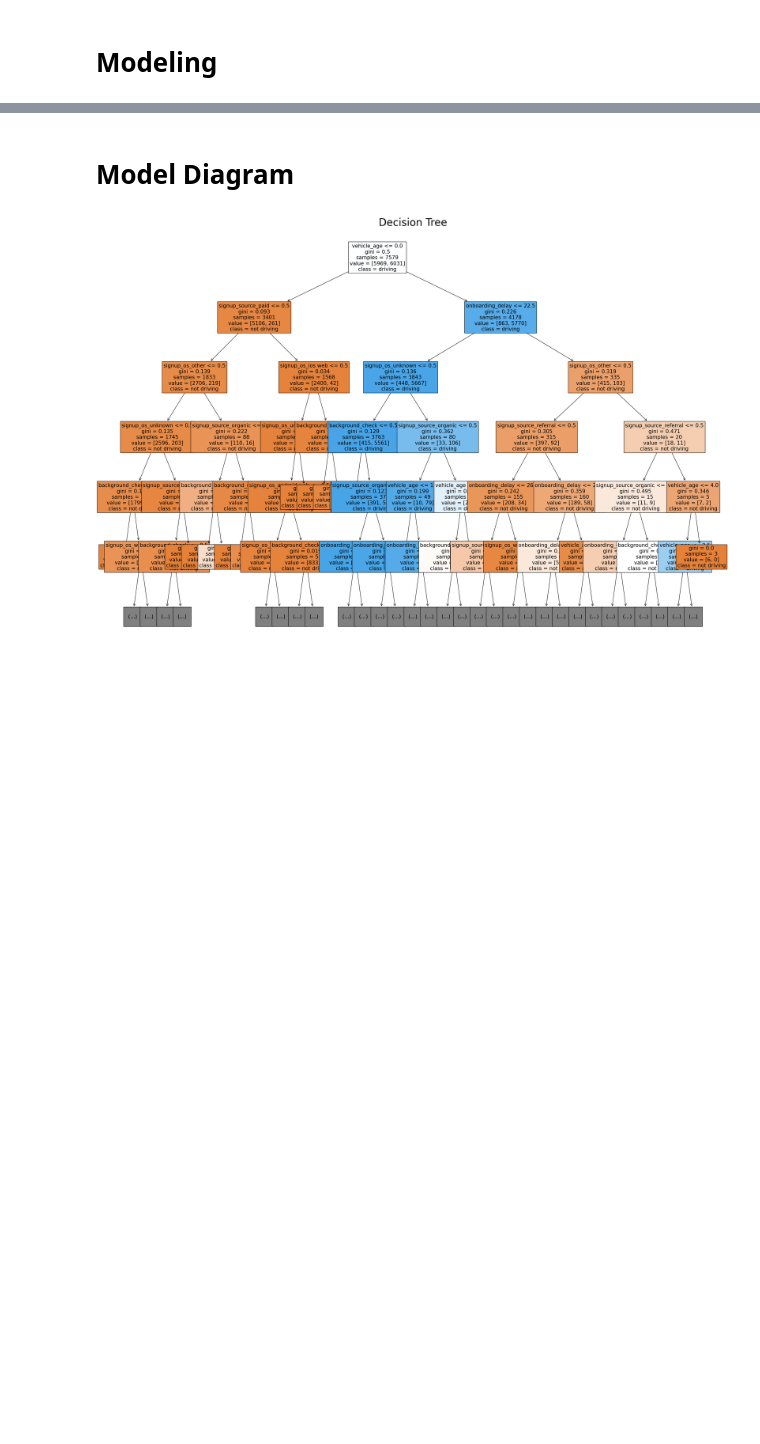
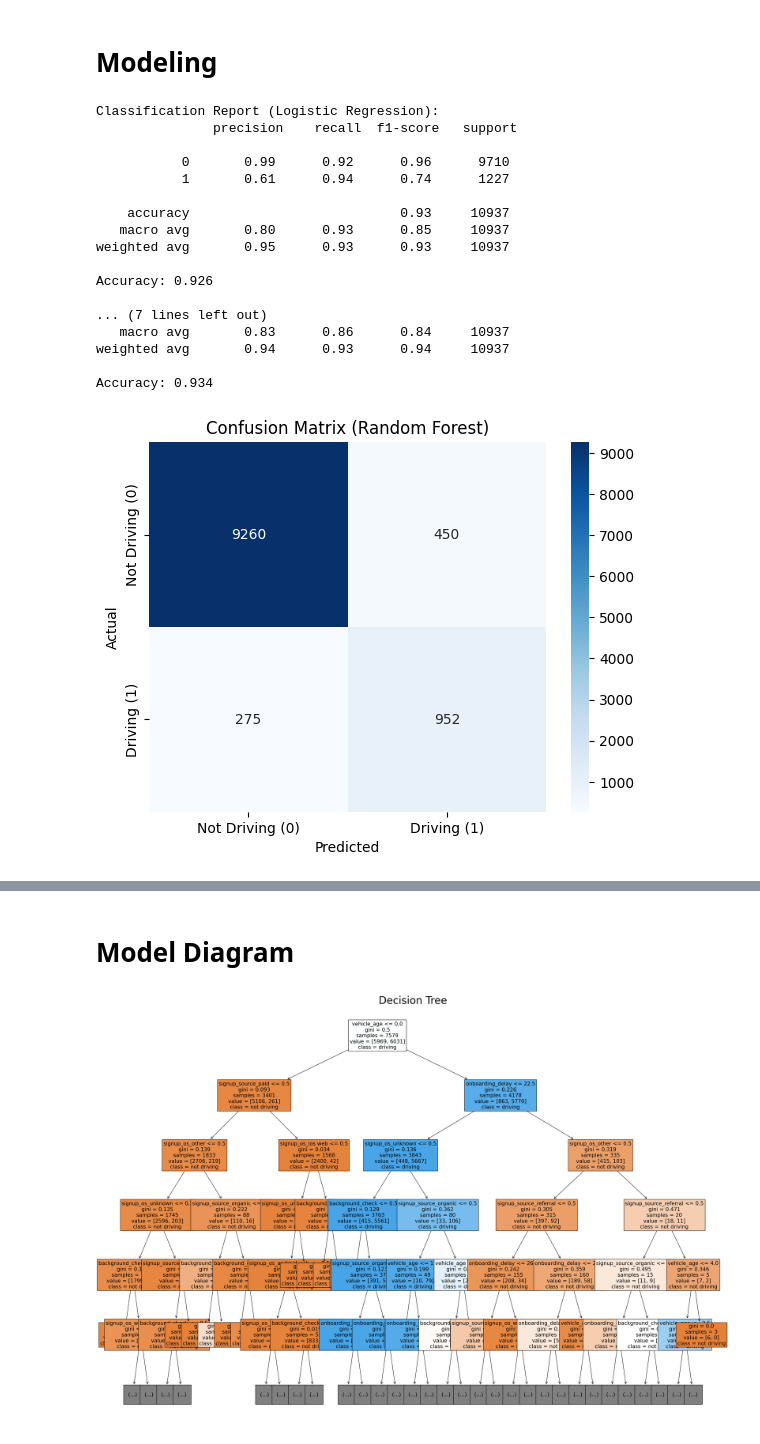
Before and after one commit to johnsonng05/Datathon-2025, a Jupyter notebook: deepnote/Datathon2025/Driven by Data.ipynb, the cells around one changed output, grey strips where cells are left out. Saved outputs shown, nothing was run; the diff lists cells and outputs as text; code cells hidden in the pictures; blank space fills up the shorter version.

```diff
--- a/deepnote/Datathon2025/Driven by Data.ipynb
+++ b/deepnote/Datathon2025/Driven by Data.ipynb
@@ -140,6 +140,75 @@ plot_pie_os()
 [interactive output not drawn]
 # %% [markdown]
 # Modeling
+# %%
+df = pd.read_csv('copy_updated.csv')
+# Prediction Models
+
+# Basic model
+# LogisticRegression model
+# who signs up will actually start driving (yes or no)
+lin_model = LogisticRegression(class_weight='balanced')
+
+# Advanced model
+# RandomForestClassifier model
+# set bootstrap to true so that it uses a random subset of the input data
+# i.e more variance in the each decision tree belonging to the random forest
+reg_model = RandomForestClassifier(class_weight='balanced', bootstrap=True, max_features='sqrt')
+
+
+# onehotencode the categorical columns
+# split the data using train_test_split
+# y = target prediction (started_driving), x = every other column except started_driving
+# fit the model
+# print its accuracy, precision, etc.
+
+df = pd.get_dummies(df, columns = ['signup_os', 'signup_source'])
+y = df['started_driving']
+X = df.drop(columns=['started_driving', 'city_name', 'vehicle_make'])
+X_train, X_test, y_train, y_test = train_test_split(X, y, test_size=0.2, stratify=y, random_state=42)
+
+linear_pipe = Pipeline([('scalar', StandardScaler()), ('classifier', lin_model)])
+linear_pipe.fit(X_train, y_train)
+y_pred = linear_pipe.predict(X_test)
+
+print("Classification Report (Logistic Regression):\n", classification_report(y_test, y_pred))
+print(f"Accuracy: {accuracy_score(y_test, y_pred):.3f}\n")
+
+reg_pipe = Pipeline([('classifier', reg_model)])
+reg_pipe.fit(X_train, y_train)
+y_pred = reg_pipe.predict(X_test)
+
+print("Classification Report (Random Forest):\n", classification_report(y_test, y_pred))
+print(f"Accuracy: {accuracy_score(y_test, y_pred):.3f}")
+
+# Confusion matrix
+cm = confusion_matrix(y_test, y_pred)
+sns.heatmap(cm, annot=True, fmt='d', cmap='Blues',
+            xticklabels=['Not Driving (0)', 'Driving (1)'],
+            yticklabels=['Not Driving (0)', 'Driving (1)'])
+plt.xlabel("Predicted")
+plt.ylabel("Actual")
+plt.title("Confusion Matrix (Random Forest)")
+plt.show()
+# %% [output]
+Classification Report (Logistic Regression):
+               precision    recall  f1-score   support
+
+           0       0.99      0.92      0.96      9710
+           1       0.61      0.94      0.74      1227
+
+    accuracy                           0.93     10937
+   macro avg       0.80      0.93      0.85     10937
+weighted avg       0.95      0.93      0.93     10937
+
+Accuracy: 0.926
+
+... (7 lines left out)
+   macro avg       0.83      0.86      0.84     10937
+weighted avg       0.94      0.93      0.94     10937
+
+Accuracy: 0.934
+[figure, added]
 # %%
 df = pd.read_csv('new_copy_combined.csv')
 # Prediction Models
```
Also changed, not shown: parts of 2 cells of this notebook.
